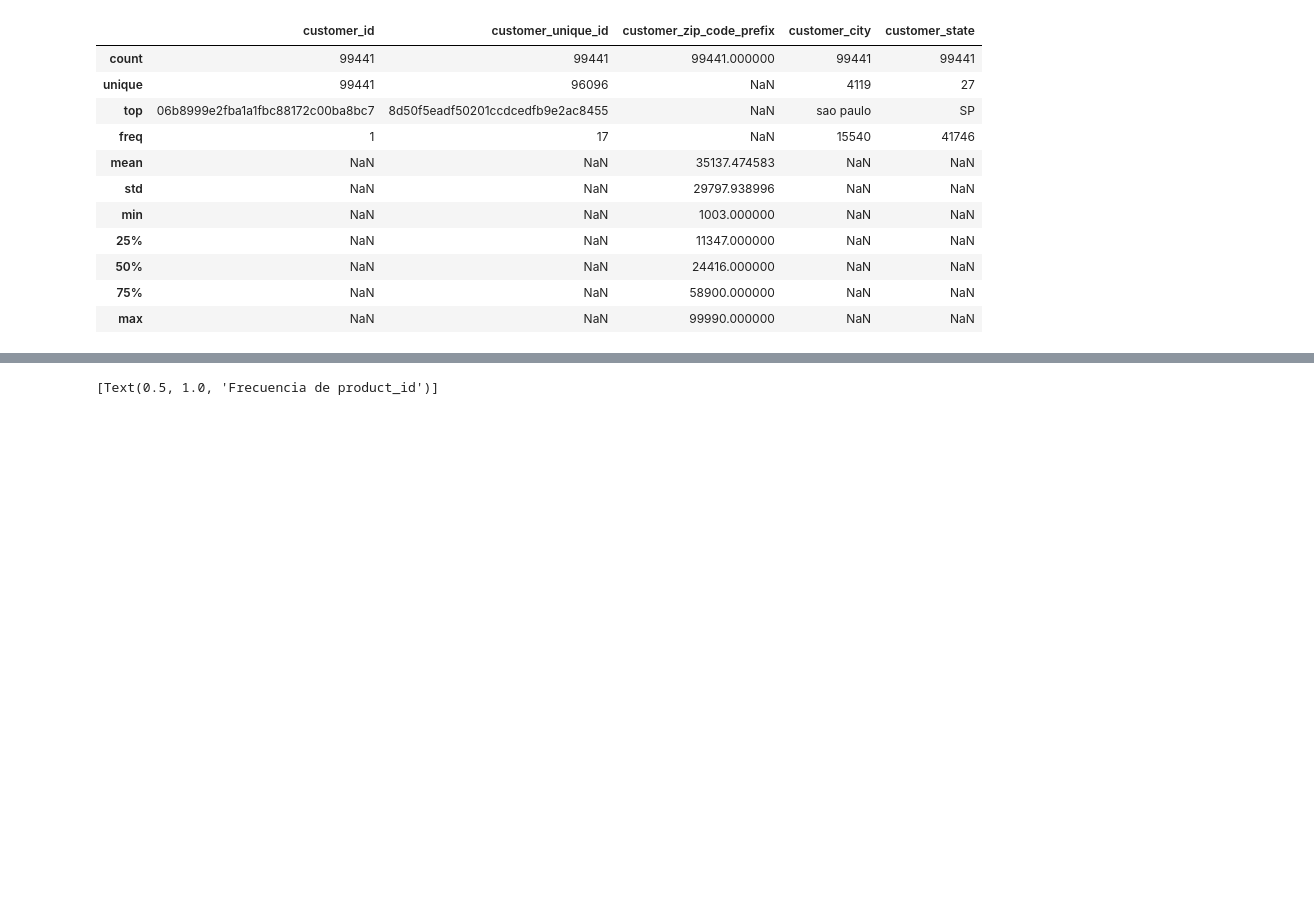
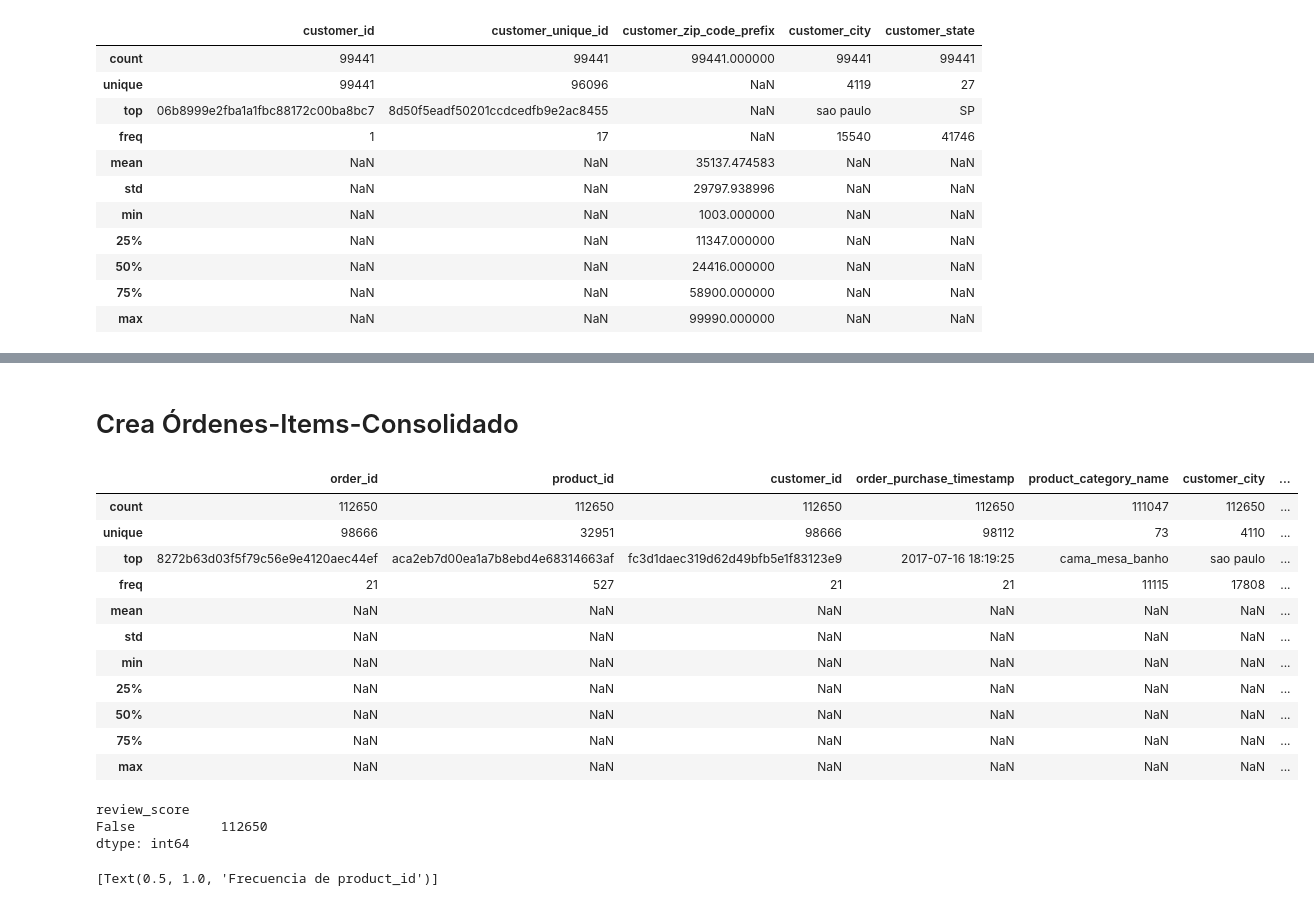
Before and after one commit to alfarodaniel/sistema-recomendacion-canasta-productos, a Jupyter notebook: codigos/estadisticas_descriptivas.ipynb, the cells around one changed output, grey strips where cells are left out. Cells and saved outputs as stored; diff of their text form; code cells hidden in the pictures; blank space fills up the shorter version.

```diff
--- a/codigos/estadisticas_descriptivas.ipynb
+++ b/codigos/estadisticas_descriptivas.ipynb
@@ -76,3 +97,37 @@ dfClientes.describe(include='all')
+# %% [markdown]
+# Crea Órdenes-Items-Consolidado
+# %%
+# crea dataframe Órdenes-Items-Consolidado dfConsolidado
+# Une dfOrdenesItems con dfOrdenes y crea dfConsolidado
+dfConsolidado = dfOrdenesItems[['order_id','product_id']].merge(dfOrdenes[['order_id', 'customer_id', 'order_purchase_timestamp']])
+# Une dfConsolidado con dfProductos
+dfConsolidado = dfConsolidado.merge(dfProductos[['product_id', 'product_category_name']])
+# Une dfConsolidado con dfClientes
+dfConsolidado = dfConsolidado.merge(dfClientes[['customer_id', 'customer_city']])
+# Une dfConsolidado con dfCalificaciones
+dfConsolidado = dfConsolidado.merge(dfCalificaciones[['order_id', 'review_score']].drop_duplicates('order_id', keep='first'), how='left')
+# Reemplaza faltantes de review_score
+dfConsolidado = dfConsolidado.fillna({'review_score':3})
+dfConsolidado.describe(include='all')
+# %% [output]
+|  | order_id | product_id | customer_id | order_purchase_timestamp | product_category_name | customer_city | ... |
+| count | 112650 | 112650 | 112650 | 112650 | 111047 | 112650 | ... |
+| unique | 98666 | 32951 | 98666 | 98112 | 73 | 4110 | ... |
+| top | 8272b63d03f5f79c56e9e4120aec44ef | aca2eb7d00ea1a7b8ebd4e68314663af | fc3d1daec319d62d49bfb5e1f83123e9 | 2017-07-16 18:19:25 | cama_mesa_banho | sao paulo | ... |
+| freq | 21 | 527 | 21 | 21 | 11115 | 17808 | ... |
+| mean | NaN | NaN | NaN | NaN | NaN | NaN | ... |
+| std | NaN | NaN | NaN | NaN | NaN | NaN | ... |
+| min | NaN | NaN | NaN | NaN | NaN | NaN | ... |
+| 25% | NaN | NaN | NaN | NaN | NaN | NaN | ... |
+| 50% | NaN | NaN | NaN | NaN | NaN | NaN | ... |
+| 75% | NaN | NaN | NaN | NaN | NaN | NaN | ... |
+| max | NaN | NaN | NaN | NaN | NaN | NaN | ... |
+# %%
+dfConsolidado[['review_score']].isnull().value_counts()
+# %% [output]
+review_score
+False           112650
+dtype: int64
 # %%
 # Grafica frecuencia product_id
 df = pd.DataFrame(dfOrdenesItems['product_id'].value_counts()).reset_index()
```
Also changed, not shown: parts of 3 cells of this notebook, 1 other file.
